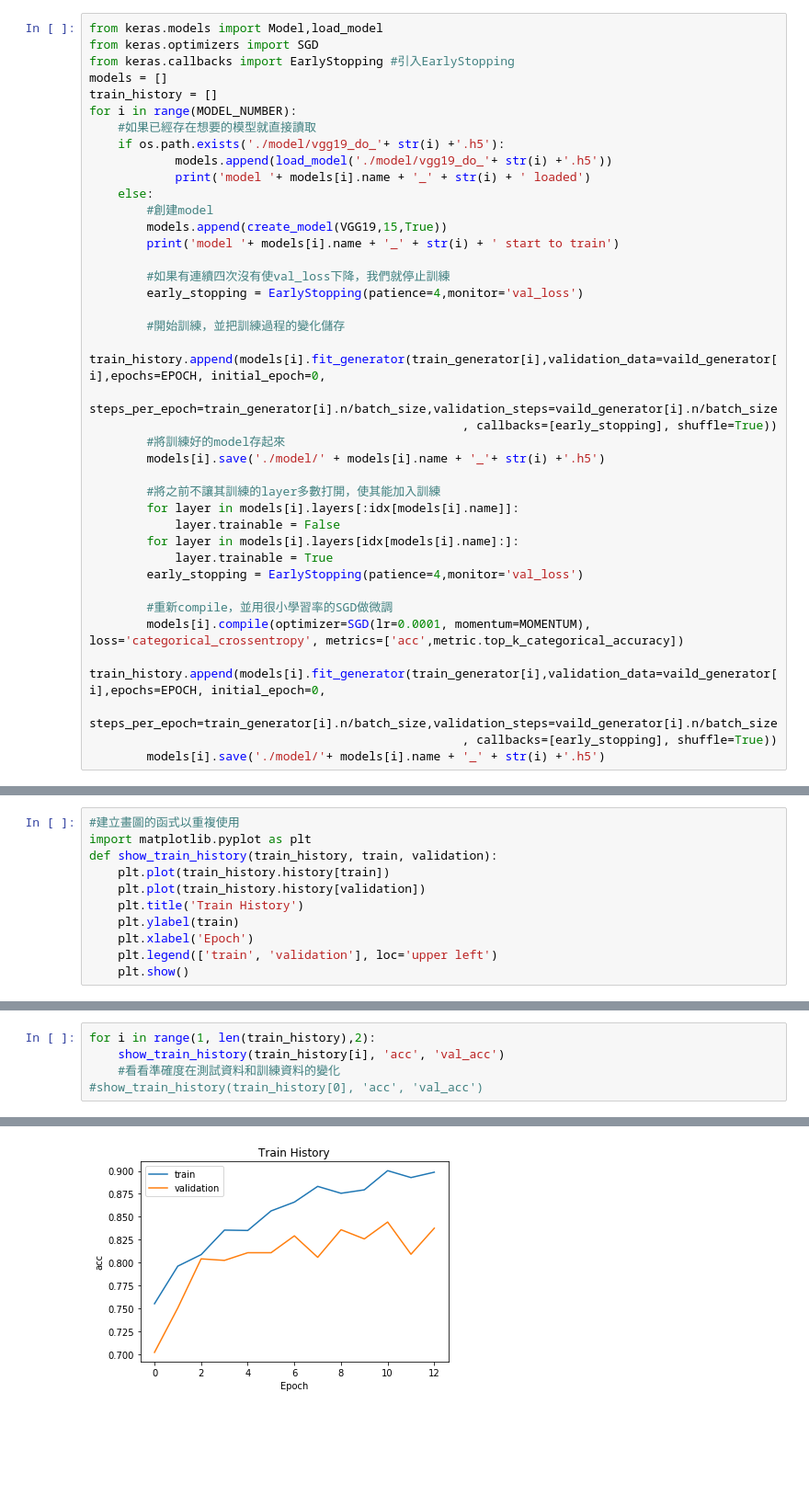
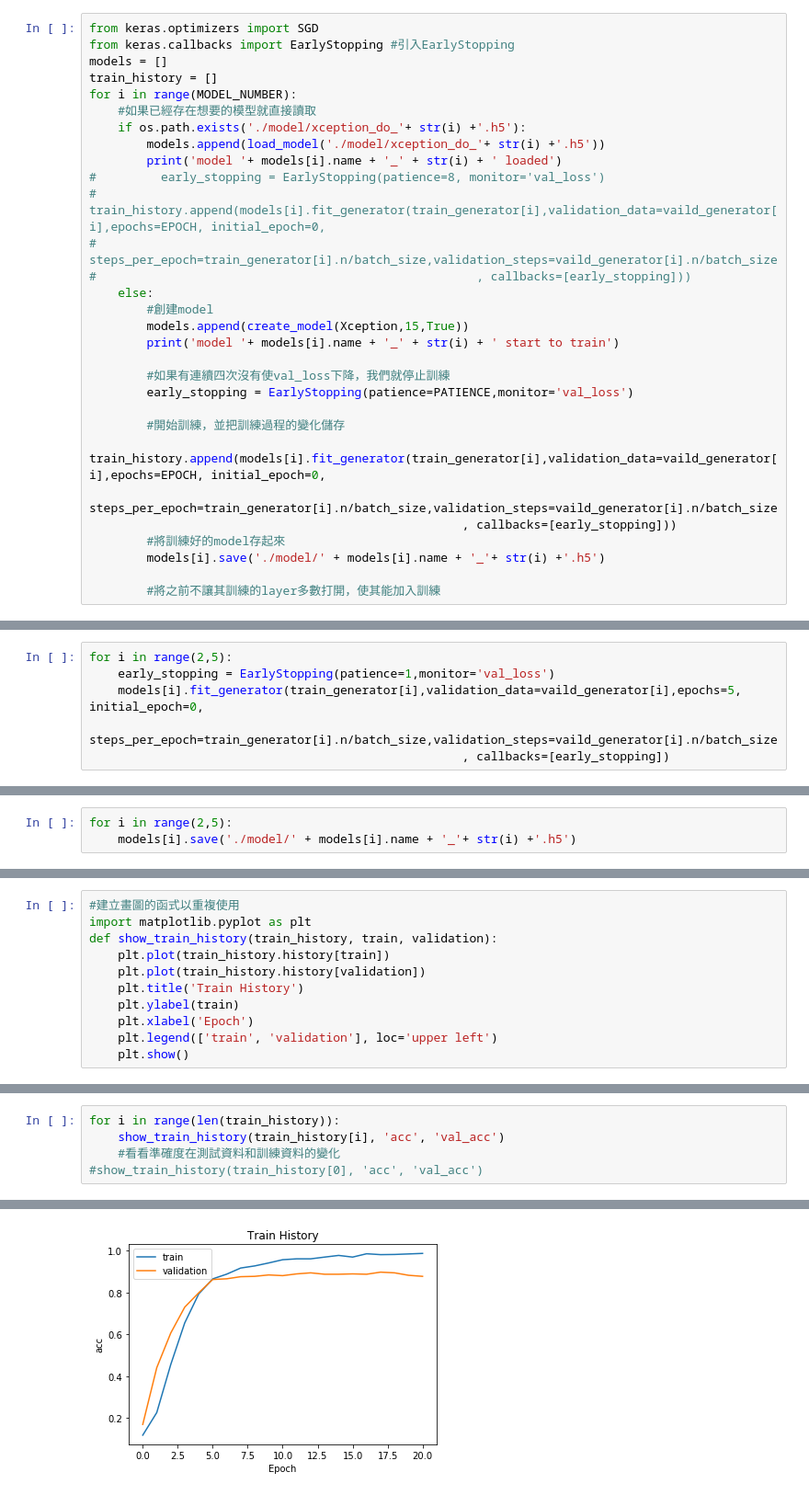
Before and after one commit to tim54100/AIA_test_2, a Jupyter notebook: main.ipynb, the cells around one changed output, grey strips where cells are left out. Shown at 92% size. Saved outputs shown, nothing was run; the diff lists cells and outputs as text; blank space fills up the shorter version.

```diff
--- a/main.ipynb
+++ b/main.ipynb
@@ -266,42 +287,33 @@ def create_model(base,classes,dropout=False):
 
     return model
 # %%
-from keras.models import Model,load_model
 from keras.optimizers import SGD
 from keras.callbacks import EarlyStopping #引入EarlyStopping
 models = []
 train_history = []
 for i in range(MODEL_NUMBER):
     #如果已經存在想要的模型就直接讀取
-    if os.path.exists('./model/vgg19_do_'+ str(i) +'.h5'):
-            models.append(load_model('./model/vgg19_do_'+ str(i) +'.h5'))
-            print('model '+ models[i].name + '_' + str(i) + ' loaded')
+    if os.path.exists('./model/xception_do_'+ str(i) +'.h5'):
+        models.append(load_model('./model/xception_do_'+ str(i) +'.h5'))
+        print('model '+ models[i].name + '_' + str(i) + ' loaded')
+#         early_stopping = EarlyStopping(patience=8, monitor='val_loss')
+#         train_history.append(models[i].fit_generator(train_generator[i],validation_data=vaild_generator[i],epochs=EPOCH, initial_epoch=0,
+#                                                steps_per_epoch=train_generator[i].n/batch_size,validation_steps=vaild_generator[i].n/batch_size
+#                                                     , callbacks=[early_stopping]))
     else:
         #創建model
-        models.append(create_model(VGG19,15,True))
+        models.append(create_model(Xception,15,True))
         print('model '+ models[i].name + '_' + str(i) + ' start to train')
 
         #如果有連續四次沒有使val_loss下降，我們就停止訓練
-        early_stopping = EarlyStopping(patience=4,monitor='val_loss')
+        early_stopping = EarlyStopping(patience=PATIENCE,monitor='val_loss')
 
         #開始訓練，並把訓練過程的變化儲存
         train_history.append(models[i].fit_generator(train_generator[i],validation_data=vaild_generator[i],epochs=EPOCH, initial_epoch=0,
                                                steps_per_epoch=train_generator[i].n/batch_size,validation_steps=vaild_generator[i].n/batch_size
-                                                    , callbacks=[early_stopping], shuffle=True))
+                                                    , callbacks=[early_stopping]))
         #將訓練好的model存起來
         models[i].save('./model/' + models[i].name + '_'+ str(i) +'.h5')
 
         #將之前不讓其訓練的layer多數打開，使其能加入訓練
-        for layer in models[i].layers[:idx[models[i].name]]:
-            layer.trainable = False
-        for layer in models[i].layers[idx[models[i].name]:]:
-            layer.trainable = True
-        early_stopping = EarlyStopping(patience=4,monitor='val_loss')
-
-        #重新compile，並用很小學習率的SGD做微調
-        models[i].compile(optimizer=SGD(lr=0.0001, momentum=MOMENTUM), loss='categorical_crossentropy', metrics=['acc',metric.top_k_categorical_accuracy])
-        train_history.append(models[i].fit_generator(train_generator[i],validation_data=vaild_generator[i],epochs=EPOCH, initial_epoch=0,
-                                               steps_per_epoch=train_generator[i].n/batch_size,validation_steps=vaild_generator[i].n/batch_size
-                                                    , callbacks=[early_stopping], shuffle=True))
-        models[i].save('./model/'+ models[i].name + '_' + str(i) +'.h5')
 # %% [output]
@@ -324,0 +337,6 @@ Epoch 14/50
+# %%
+for i in range(2,5):
+    early_stopping = EarlyStopping(patience=1,monitor='val_loss')
+    models[i].fit_generator(train_generator[i],validation_data=vaild_generator[i],epochs=5, initial_epoch=0,
+                                               steps_per_epoch=train_generator[i].n/batch_size,validation_steps=vaild_generator[i].n/batch_size
+                                                    , callbacks=[early_stopping])
@@ -325,3 +360,6 @@ Epoch 14/50
+# %%
+for i in range(2,5):
+    models[i].save('./model/' + models[i].name + '_'+ str(i) +'.h5')
 # %%
 #將每個model的預測儲存在list中
 predictions =[]
@@ -381,5 +419,5 @@ def show_train_history(train_history, train, validation):
 # %%
-for i in range(1, len(train_history),2):
+for i in range(len(train_history)):
     show_train_history(train_history[i], 'acc', 'val_acc')
     #看看準確度在測試資料和訓練資料的變化
 #show_train_history(train_history[0], 'acc', 'val_acc')
@@ -389 +427 @@ for i in range(1, len(train_history),2):
-[figure, old version]
+[figure, new version]
```
Also changed, not shown: parts of 14 cells of this notebook.
